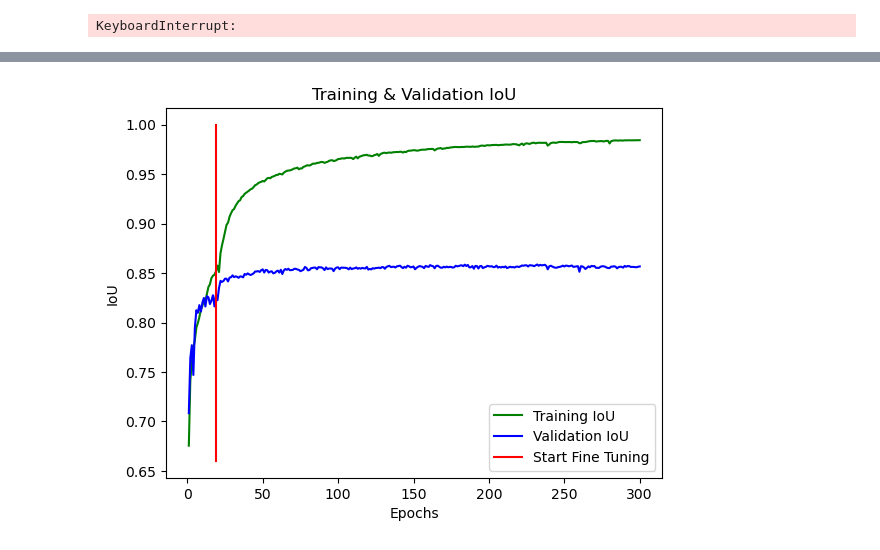
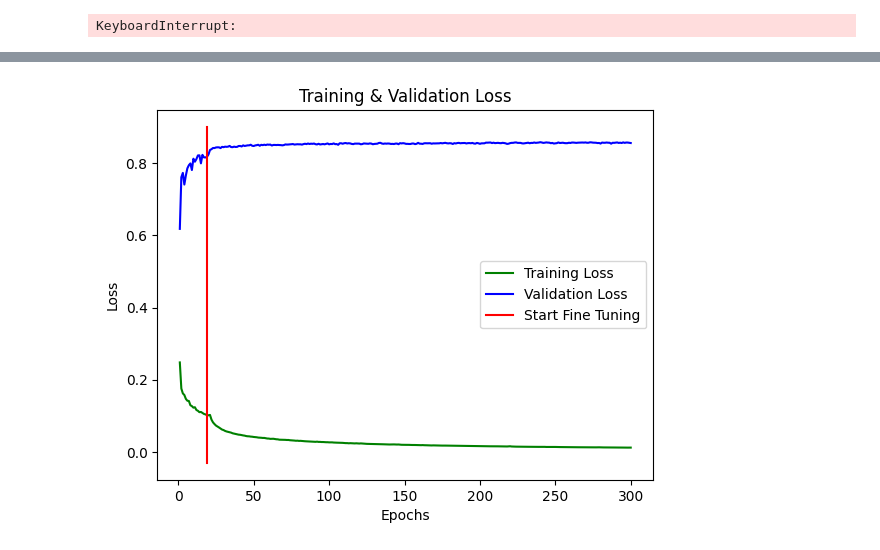
Before and after one commit to ManuelW663/Master_Wurzer, a Jupyter notebook: code/RGBIR_preprocess_resnet50v2.ipynb, the cells around one changed output, grey strips where cells are left out. Cells and saved outputs as stored; diff of their text form; code cells hidden in the pictures.

Commit message:
dice loss & plots update

```diff
--- a/code/RGBIR_preprocess_resnet50v2.ipynb
+++ b/code/RGBIR_preprocess_resnet50v2.ipynb
@@ -691,7 +689,7 @@ for i, layer in enumerate(unet.layers):
 237 masks trainable weights: 0 trainable: True
 # %%
 training_split = 0.6
-batch_size = 16
+batch_size = 32
 patch_size = 224 # Maße des inputs
 epochs = 150
 
@@ -725,8 +723,8 @@ early_stop = False
 
 model_name = f'Final_{pretrained_weights}_rgbDrop_{rgb_drop}_earlyStop_{early_stop}'
 
-# Suffix der checkpoint und logger Ordner im Verzeichnis
-checkpoint_folder_name = 'final_runs'
+# Präfix der checkpoint und logger Ordner im Verzeichnis
+output_folder_prefix = 'final_runs'
 
 unet = load_model(conf[pretrained_weights])
 set_dropout(unet, rgb_drop= rgb_drop, ir_drop= ir_drop)
@@ -759,7 +757,7 @@ test_data_generator = CustomDataGenerator(
     msk_directory = f'../data/Potsdam/{patch_size}_patches/split_folders{training_split}/test/masks'
 )
 
-callbacks = get_callbacks(model_name, checkpoint_folder_name)
+callbacks = get_callbacks(model_name, output_folder_prefix)
 
 start = time()
 
@@ -880,68 +893,23 @@ plt.show()
 # %%
-#model_name = 'testlauf_fine_tune_first_layerFalse'
+loss = model_history.history['loss']
+loss += history_fine.history['loss']
 
-# Zusammenführen von Training- und Fine-Tuning-History
-iou = model_history.history['binary_iou']
-iou += history_fine.history['binary_iou']
+val_loss = model_history.history['val_loss']
+val_loss += history_fine.history['val_loss']
 
-val_iou = model_history.history['val_binary_iou']
-val_iou += history_fine.history['val_binary_iou']
-
-
-# laden des besten models
-checkpoint_path = f'../checkpoints_{checkpoint_folder_name}/{model_name}'
-
-unet = tf.keras.models.load_model(checkpoint_path)
-
-# Evaluieren & Ergebnisse in Tabelle
-eval_out = unet.evaluate(test_data_generator)
-
-# Schreiben der Eval-Ergebnisse in csv
-with open('../results/final_runs.csv', 'a') as f_object:
-    row = []
-
-    row.append(model_name + "_300e")
-
-    for x in eval_out:
-        row.append(x)
-
-    # Einfügen der Trainingszeit in Minuten
-    row.append(training_time/60)
-
-    # Einfügen der maximalen Val-IoU
-    row.append(max(val_iou))
-
-    # Einfügen des Index der maximalen Val-IoU
-    row.append(np.argmax(val_iou))
-
-    writer_object = csv.writer(f_object)
-
-    writer_object.writerow(row)
-
-
-# Plotten
-
-#acc = model_history.history['accuracy']
-#val_acc = model_history.history['val_accuracy']
-
-epochs = range(1, len(val_iou)+1)
-
-#plt.plot(epochs, acc, 'y', label= 'Training accuracy')
-#plt.plot(epochs, val_acc, 'r', label= 'Validation accuracy')
-plt.plot(epochs[0:300], iou[0:300], 'g', label= 'Training IoU')
-plt.plot(epochs[0:300], val_iou[0:300], 'b', label= 'Validation IoU')
+plt.plot(epochs[0:300], loss[0:300], 'g', label= 'Training Loss')
+plt.plot(epochs[0:300], val_iou[0:300], 'b', label= 'Validation Loss')
 
 plt.plot([initial_epochs-1,initial_epochs-1], plt.ylim(), 'r', label='Start Fine Tuning')
 
-#plt.title('Train & Val accuracy & IoU')
-plt.title('Training & Validation IoU')
+plt.title('Training & Validation Loss')
 plt.xlabel('Epochs')
-plt.ylabel('IoU')
+plt.ylabel('Loss')
 plt.legend()
 
-if not os.path.isdir(f'../results/final_runs/{model_name}'):
-    os.makedirs(f'../results/final_runs/{model_name}')
-plt.savefig(f'../results/final_runs/{model_name}/iou_{model_name}.png', bbox_inches='tight')
+if not os.path.isdir(f'../output/plots/{model_name}'):
+    os.makedirs(f'../output/plots/{model_name}')
+plt.savefig(f'../output/plots/{model_name}/iou_{model_name}.png', bbox_inches='tight')
 
 plt.show()
 # %% [output]
@@ -949 +916 @@ plt.show()
-[figure, old version]
+[figure, new version]
```
Also changed, not shown: parts of 9 cells of this notebook, 2 other files.
